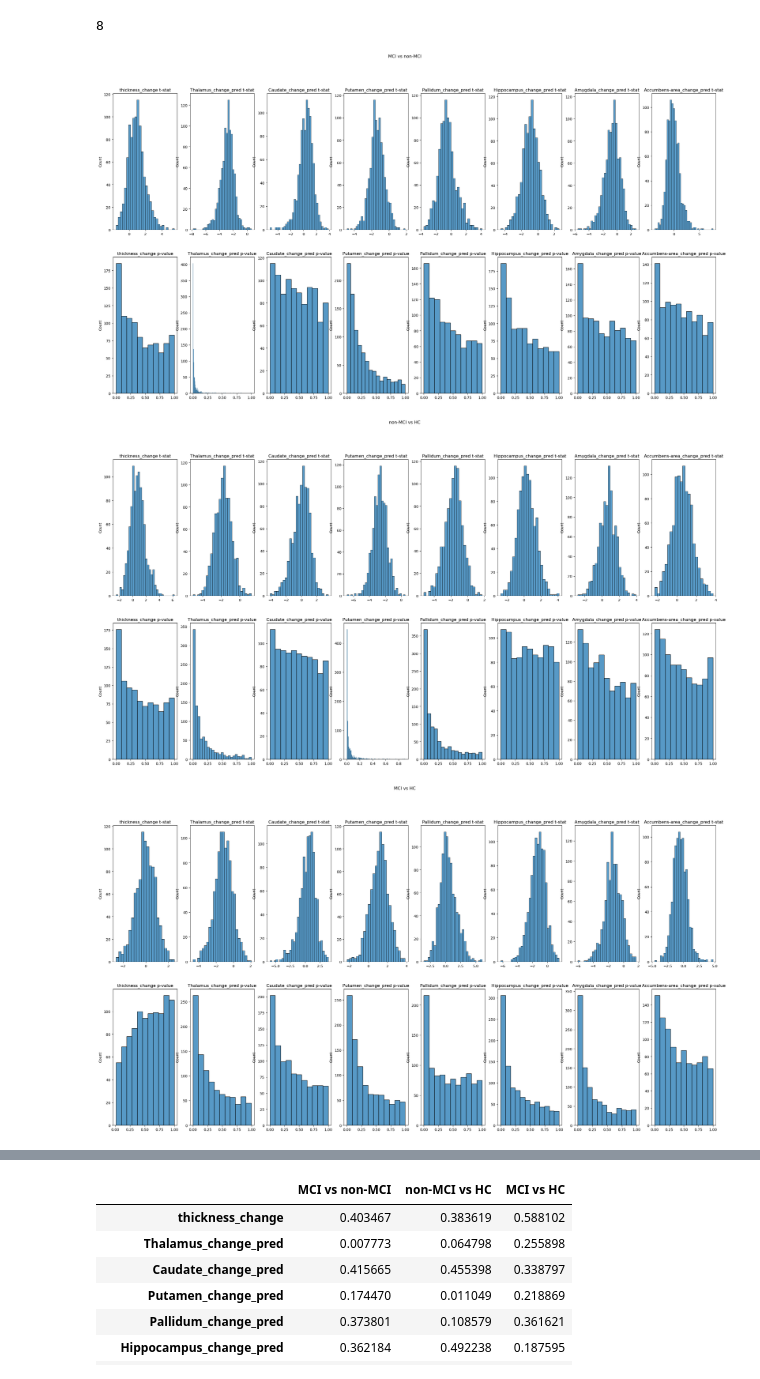
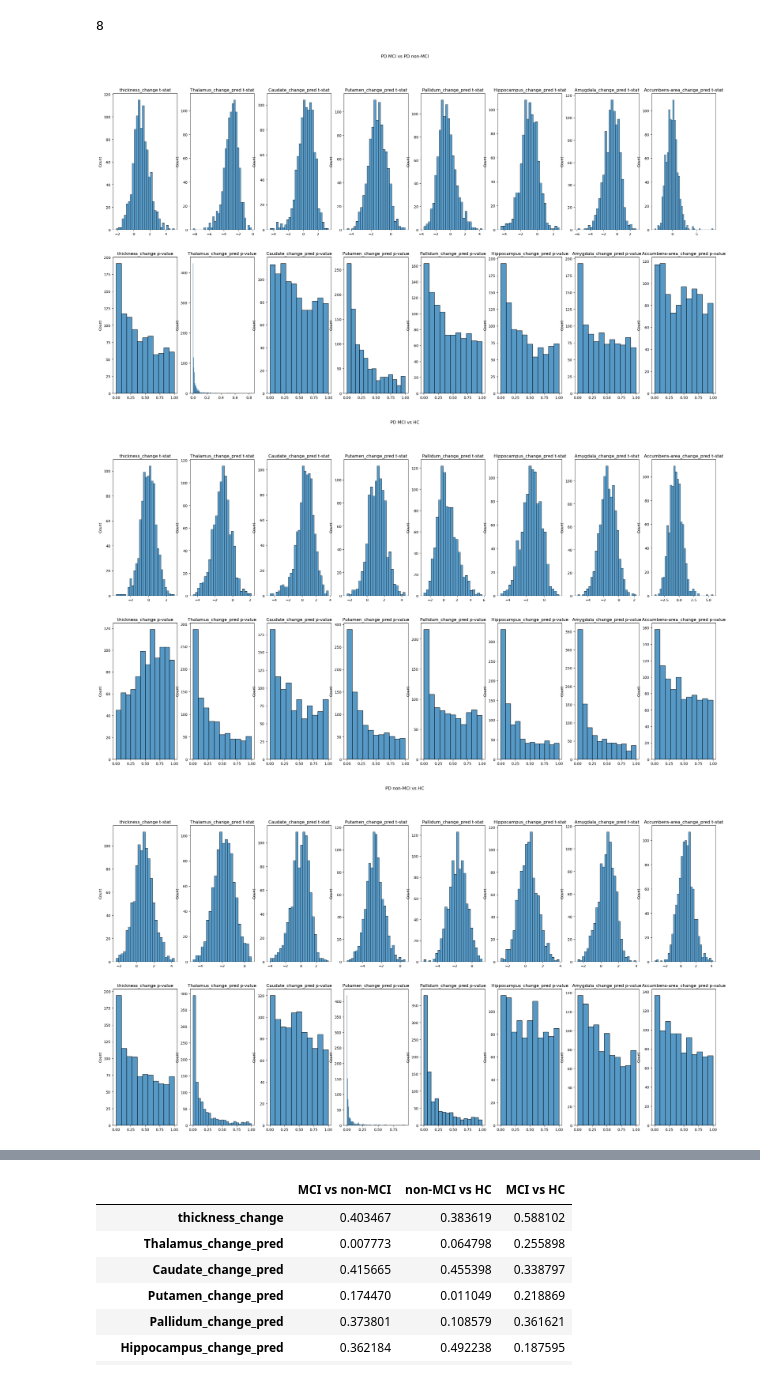
Before and after one commit to mirhnius/pvalue-metric-b, a Jupyter notebook: analysis/old.ipynb, the cells around one changed output, grey strips where cells are left out. Saved outputs shown, nothing was run; the diff lists cells and outputs as text; code cells hidden in the pictures.

```diff
--- a/analysis/old.ipynb
+++ b/analysis/old.ipynb
@@ -78,5 +78,5 @@ for pair in pairs:
         _, p = ttest_ind(roi_df.loc[roi_df["dx_group"] == pair[0]][region],
                                 roi_df.loc[roi_df["dx_group"] == pair[1]][region])
         column_results.append(p)
-    test_results.append(pd.Series(column_results, index=target_columns, name= pair[0] + " vs " + pair[1]))
+    test_results.append(pd.Series(column_results, index=target_columns, name= pair[0] + "_vs_" + pair[1]))
 volumetric_results = pd.concat(test_results, axis=1)
@@ -133,21 +140,21 @@ for itr in range(1000):
         nonMCIvsHC_stats[i][itr] = ttest_ind(HC_df[region].loc[HC_sample], PD_non_MCI_df[region].loc[nonMCI_sample])
         MCIvsHC_stats[i][itr] = ttest_ind(PD_MCI_df[region].loc[MCI_sample], HC_df[region].loc[HC_sample])
 # %%
-titles = ["MCI vs non-MCI", "non-MCI vs HC", "MCI vs HC"]
-stats = [MCIvsnonMCI_stats, nonMCIvsHC_stats, MCIvsHC_stats]
+titles = ["PD MCI vs PD non-MCI",  "PD MCI vs HC", "PD non-MCI vs HC"]
+stats = [MCIvsnonMCI_stats, MCIvsHC_stats, nonMCIvsHC_stats]
 
 for i in range(3):
     f, ax = plt.subplots(nrows=2, ncols=n_regions, figsize=(30, 15))
     f.suptitle(titles[i])
     for j in range(n_regions):
         ax[0,j].set_title(target_columns[j] + " t-stat")
         ax[0,j] = sns.histplot(stats[i][j, :, 0], ax=ax[0,j])
         ax[1,j].set_title(target_columns[j] + " p-value")
         ax[1,j] = sns.histplot(stats[i][j, :, 1], ax=ax[1,j])
 # %% [output]
-[figure, old version]
+[figure, new version]
-[figure, old version]
+[figure, new version]
-[figure, old version]
+[figure, new version]
 # %%
 # for j in range(n_regions):
 #     for i in range(3):
```
Also changed, not shown: parts of 4 cells of this notebook, 2 other files.
